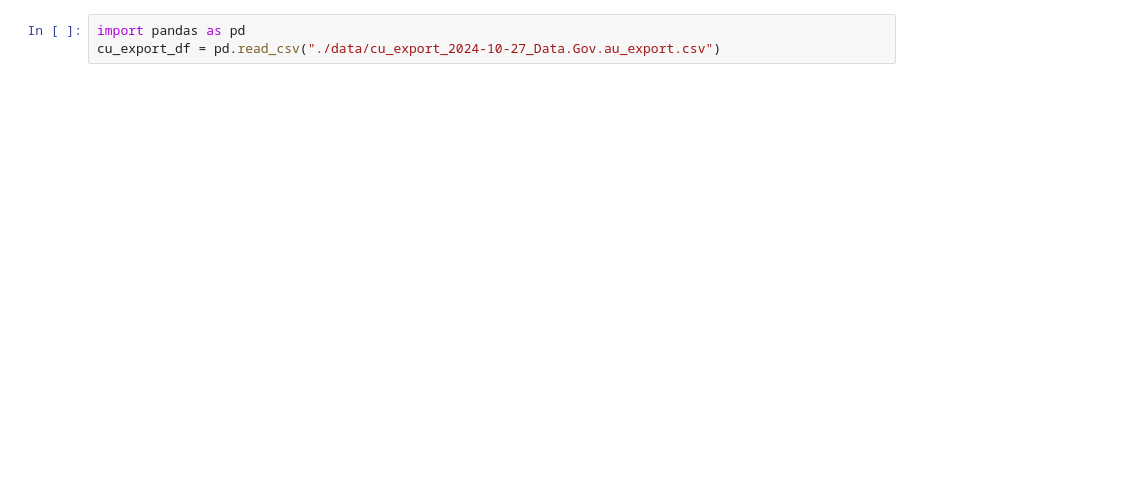
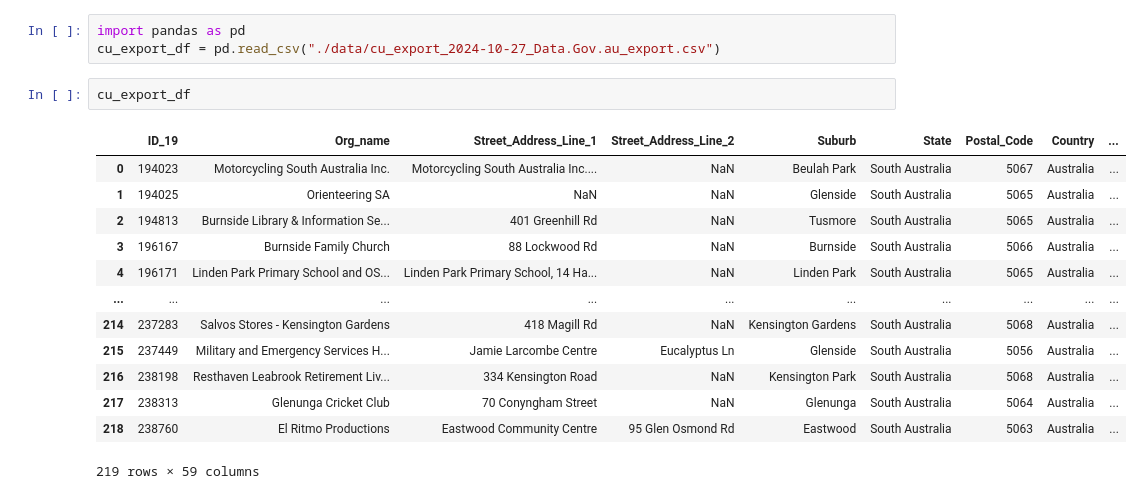
Before and after one commit to poo5zan/data-analytics-sa-community, a Jupyter notebook: landing_page.ipynb, the cells around one changed output. Cells and saved outputs as stored; diff of their text form; blank space fills up the shorter version.

```diff
--- a/landing_page.ipynb
+++ b/landing_page.ipynb
@@ -47,6 +53,22 @@ landing_page_df[landing_page_df['customEvent:DatasetID']=="08CNPP17"]
 # %%
 import pandas as pd
 cu_export_df = pd.read_csv("./data/cu_export_2024-10-27_Data.Gov.au_export.csv")
+# %%
+cu_export_df
+# %% [output]
+|  | ID_19 | Org_name | Street_Address_Line_1 | Street_Address_Line_2 | Suburb | State | Postal_Code | Country | ... |
+| 0 | 194023 | Motorcycling South Australia Inc. | Motorcycling South Australia Inc.... | NaN | Beulah Park | South Australia | 5067 | Australia | ... |
+| 1 | 194025 | Orienteering SA | NaN | NaN | Glenside | South Australia | 5065 | Australia | ... |
+| 2 | 194813 | Burnside Library & Information Se... | 401 Greenhill Rd | NaN | Tusmore | South Australia | 5065 | Australia | ... |
+| 3 | 196167 | Burnside Family Church | 88 Lockwood Rd | NaN | Burnside | South Australia | 5066 | Australia | ... |
+| 4 | 196171 | Linden Park Primary School and OS... | Linden Park Primary School, 14 Ha... | NaN | Linden Park | South Australia | 5065 | Australia | ... |
+| ... | ... | ... | ... | ... | ... | ... | ... | ... | ... |
+| 214 | 237283 | Salvos Stores - Kensington Gardens | 418 Magill Rd | NaN | Kensington Gardens | South Australia | 5068 | Australia | ... |
+| 215 | 237449 | Military and Emergency Services H... | Jamie Larcombe Centre | Eucalyptus Ln | Glenside | South Australia | 5056 | Australia | ... |
+| 216 | 238198 | Resthaven Leabrook Retirement Liv... | 334 Kensington Road | NaN | Kensington Park | South Australia | 5068 | Australia | ... |
+| 217 | 238313 | Glenunga Cricket Club | 70 Conyngham Street | NaN | Glenunga | South Australia | 5064 | Australia | ... |
+| 218 | 238760 | El Ritmo Productions | Eastwood Community Centre | 95 Glen Osmond Rd | Eastwood | South Australia | 5063 | Australia | ... |
+219 rows × 59 columns
 # %%
 from data_transform.clean_landing_page import CleanLandingPage
 
```
Also changed, not shown: parts of 12 cells of this notebook, 11 other files.
